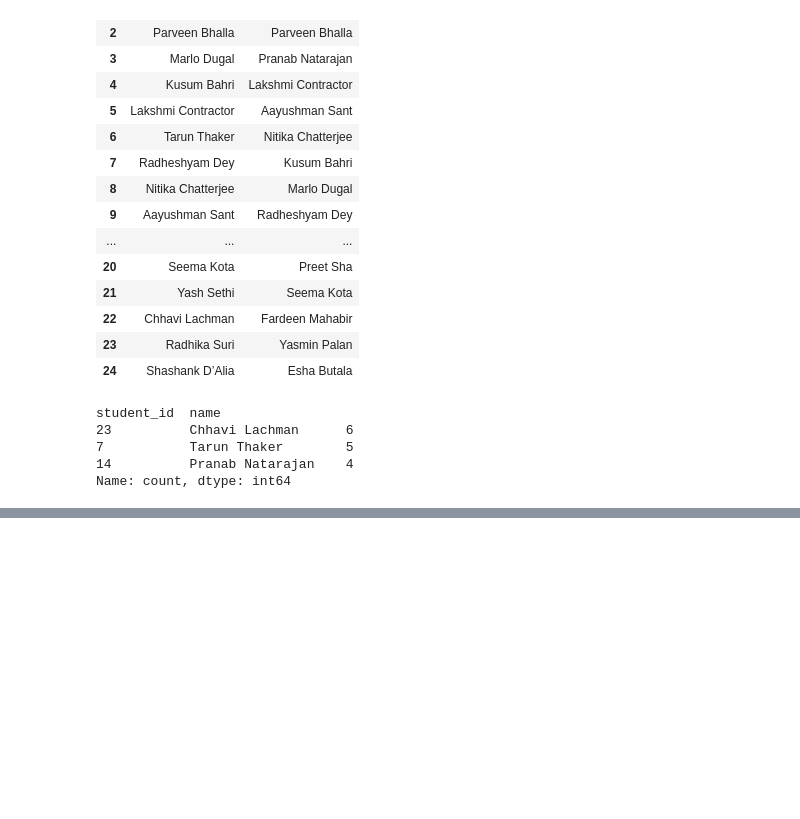
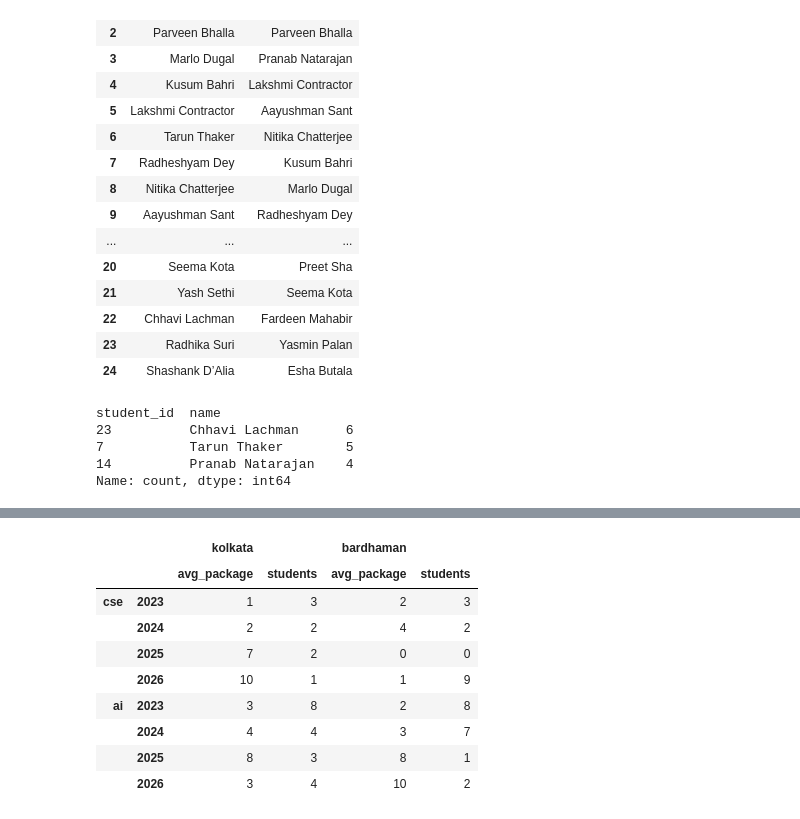
Before and after one commit to ayansuvra/Data-Analysis, a Jupyter notebook: Pandas.ipynb, the cells around one changed output, grey strips where cells are left out. Cells and saved outputs as stored; diff of their text form; code cells hidden in the pictures; blank space fills up the shorter version.

```diff
--- a/Pandas.ipynb
+++ b/Pandas.ipynb
@@ -2045,0 +2092,25 @@ Name: count, dtype: int64
+# %%
+# Multi Index DataFrame
+branch_df1 = pd.DataFrame([
+    [1, 3, 2, 3],
+    [2, 2, 4, 2],
+    [7, 2, 0, 0],
+    [10, 1, 1, 9],
+    [3, 8, 2, 8],
+    [4, 4, 3, 7],
+    [8, 3, 8, 1],
+    [3, 4, 10, 2]
+], index=multiindex,
+columns=pd.MultiIndex.from_product([['kolkata', 'bardhaman'], ['avg_package', 'students']]))
+branch_df1
+# %% [output]
+|  |  | kolkata |  | bardhaman |  |
+|  |  | avg_package | students | avg_package | students |
+| cse | 2023 | 1 | 3 | 2 | 3 |
+|  | 2024 | 2 | 2 | 4 | 2 |
+|  | 2025 | 7 | 2 | 0 | 0 |
+|  | 2026 | 10 | 1 | 1 | 9 |
+| ai | 2023 | 3 | 8 | 2 | 8 |
+|  | 2024 | 4 | 4 | 3 | 7 |
+|  | 2025 | 8 | 3 | 8 | 1 |
+|  | 2026 | 3 | 4 | 10 | 2 |
```
Also changed, not shown: parts of 26 cells of this notebook.
